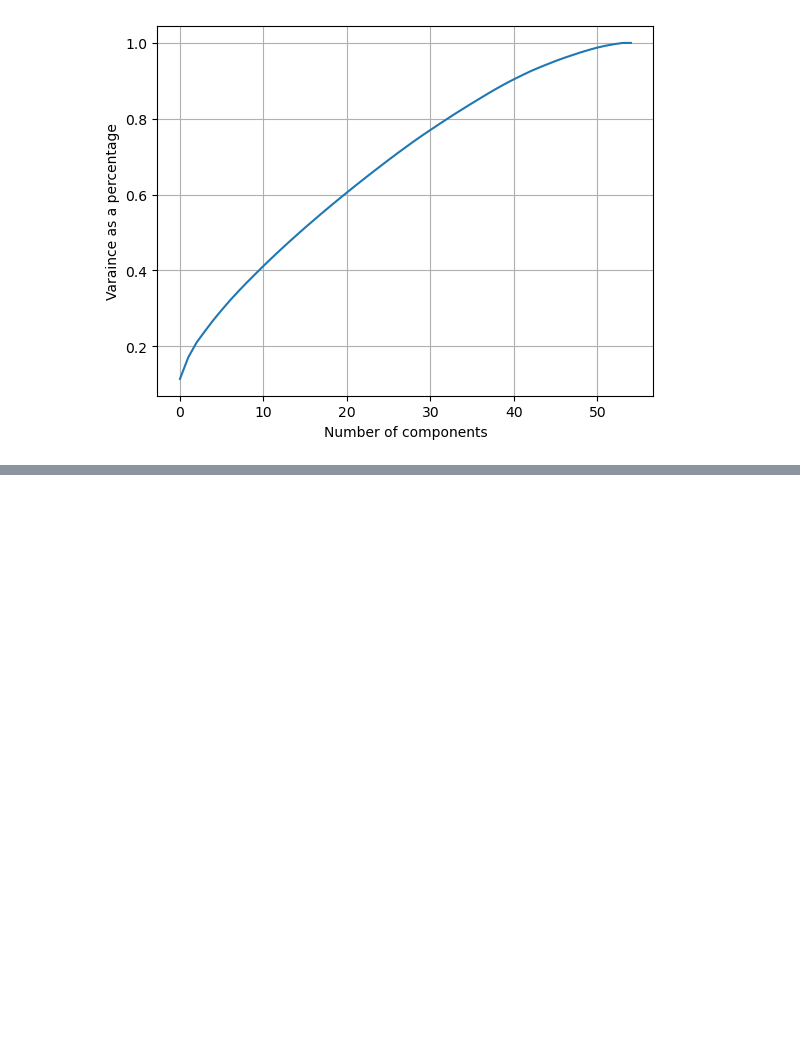
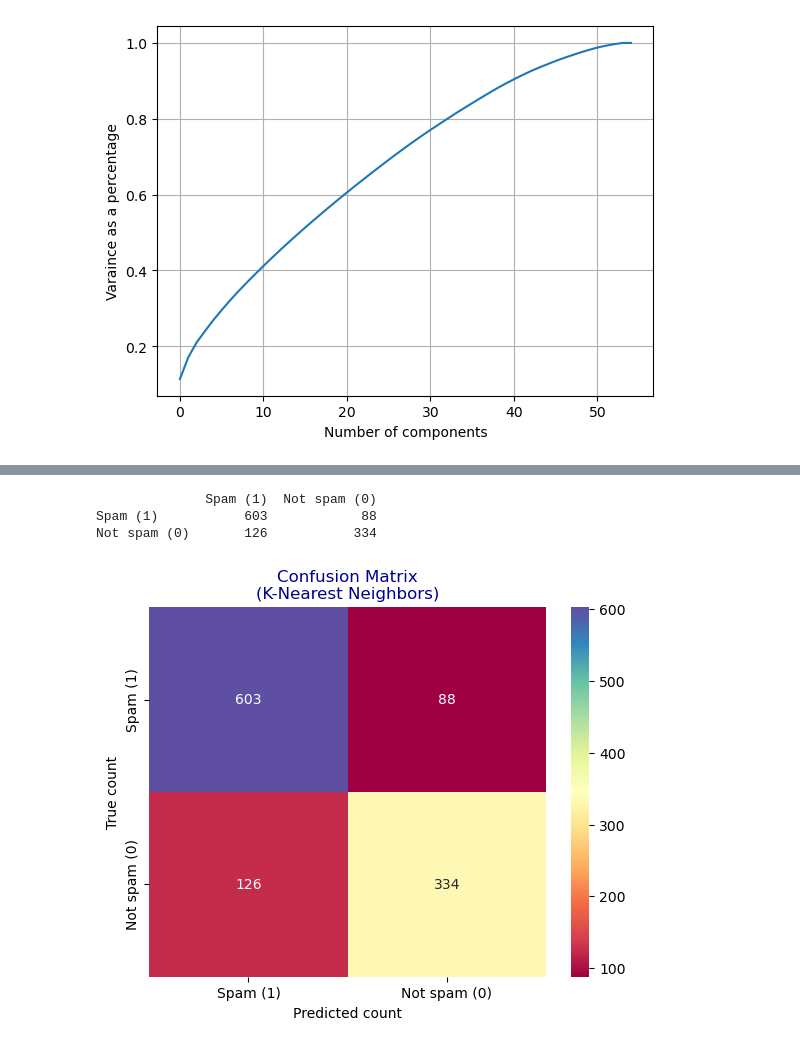
Before and after one commit to Sandushke/Machine-Learning-CW, a Jupyter notebook: Machine Learning CW/Spam email classification.ipynb, the cells around one changed output, grey strips where cells are left out. Drawn from its saved outputs; the diff is of its cells as text; code cells hidden in the pictures; blank space fills up the shorter version.

```diff
--- a/Machine Learning CW/Spam email classification.ipynb
+++ b/Machine Learning CW/Spam email classification.ipynb
@@ -248,0 +252,19 @@ for i, k in enumerate(neighbors):
+# %%
+#Plot confusionn matrix for KNN
+matrix = pd.DataFrame((metrics.confusion_matrix(y_Test, yPrediction)), ('Spam (1)', 'Not spam (0)'), ('Spam (1)', 'Not spam (0)'))
+print(matrix)
+
+#Plot confusion matrix in a graph for knn
+heatmap = sns.heatmap(matrix, annot = True, fmt = 'd', cmap = 'Spectral')
+heatmap.yaxis.set_ticklabels(heatmap.yaxis.get_ticklabels())
+heatmap.xaxis.set_ticklabels(heatmap.xaxis.get_ticklabels())
+
+plt.title('Confusion Matrix\n(K-Nearest Neighbors)', color = 'darkblue')
+plt.ylabel('True count')
+plt.xlabel('Predicted count')
+plt.show()
+# %% [output]
+              Spam (1)  Not spam (0)
+Spam (1)           603            88
+Not spam (0)       126           334
+[figure, added]
```
Also changed, not shown: parts of 30 cells of this notebook.
